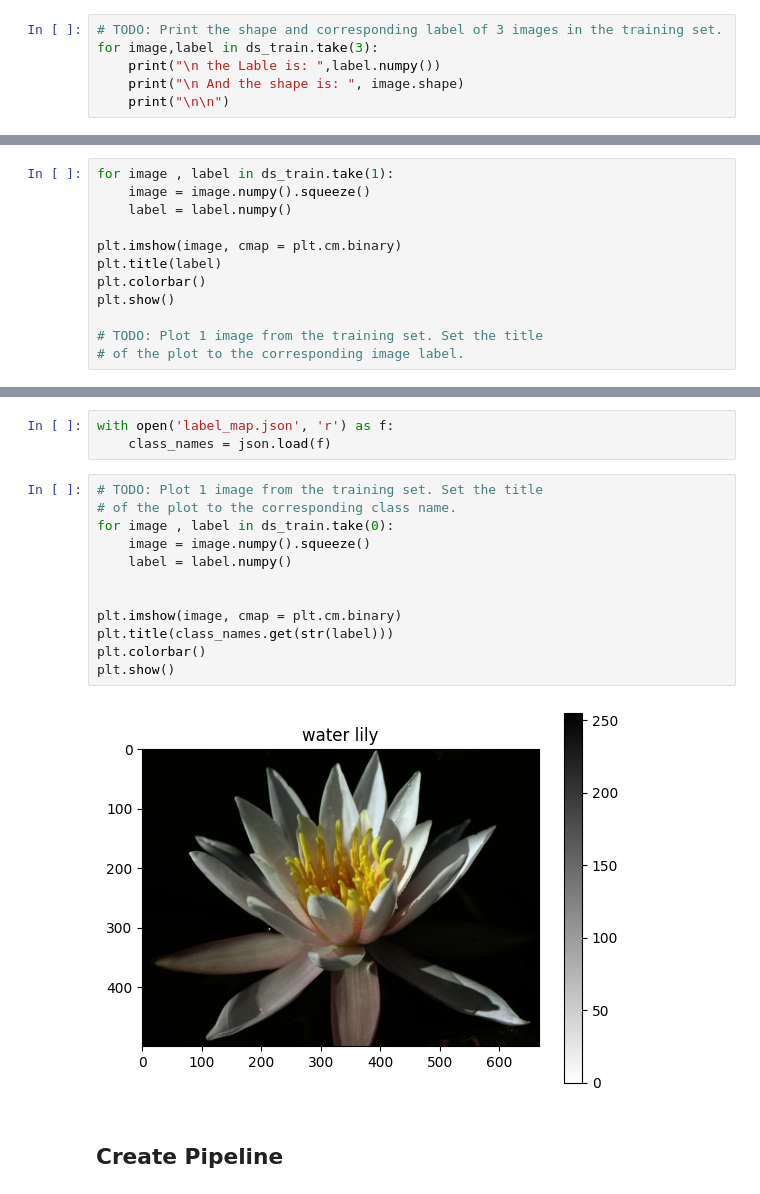
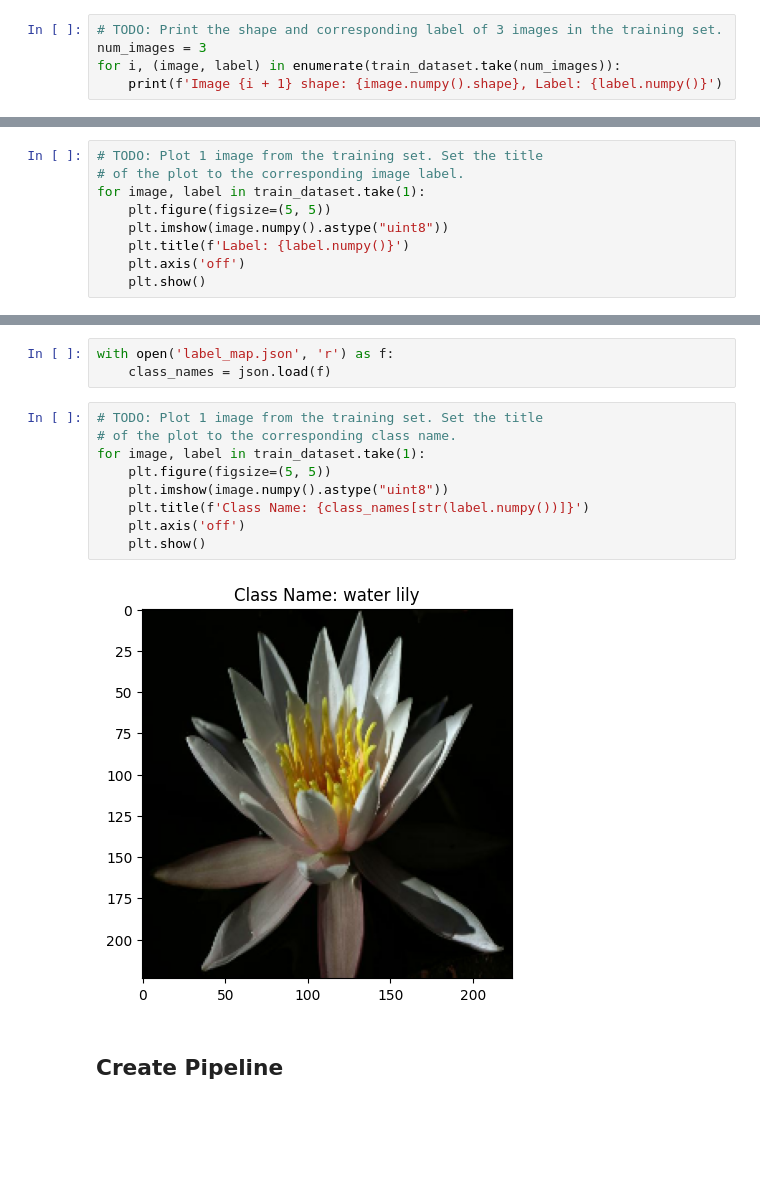
Before and after one commit to bigboy92/fend-matching-game, a Jupyter notebook: Project_Image_Classifier_Project.ipynb, the cells around one changed output, grey strips where cells are left out. Cells and saved outputs as stored; diff of their text form; blank space fills up the shorter version.

```diff
--- a/Project_Image_Classifier_Project.ipynb
+++ b/Project_Image_Classifier_Project.ipynb
@@ -65,7 +81,6 @@ The number of classes in the dataSet is: 102
 # %%
 # TODO: Print the shape and corresponding label of 3 images in the training set.
-for image,label in ds_train.take(3):
-    print("\n the Lable is: ",label.numpy())
-    print("\n And the shape is: ", image.shape)
-    print("\n\n")
+num_images = 3
+for i, (image, label) in enumerate(train_dataset.take(num_images)):
+    print(f'Image {i + 1} shape: {image.numpy().shape}, Label: {label.numpy()}')
 # %% [output]
@@ -89,12 +89,0 @@ for image,label in ds_train.take(3):
-# %%
-for image , label in ds_train.take(1):
-    image = image.numpy().squeeze()
-    label = label.numpy()
-
-plt.imshow(image, cmap = plt.cm.binary)
-plt.title(label)
-plt.colorbar()
-plt.show()
-
-# TODO: Plot 1 image from the training set. Set the title
-# of the plot to the corresponding image label.
@@ -102,0 +90,9 @@ plt.show()
+# %%
+# TODO: Plot 1 image from the training set. Set the title
+# of the plot to the corresponding image label.
+for image, label in train_dataset.take(1):
+    plt.figure(figsize=(5, 5))
+    plt.imshow(image.numpy().astype("uint8"))
+    plt.title(f'Label: {label.numpy()}')
+    plt.axis('off')
+    plt.show()
@@ -110,17 +108,14 @@ with open('label_map.json', 'r') as f:
 # %%
 # TODO: Plot 1 image from the training set. Set the title
 # of the plot to the corresponding class name.
-for image , label in ds_train.take(0):
-    image = image.numpy().squeeze()
-    label = label.numpy()
-
-
-plt.imshow(image, cmap = plt.cm.binary)
-plt.title(class_names.get(str(label)))
-plt.colorbar()
-plt.show()
+for image, label in train_dataset.take(1):
+    plt.figure(figsize=(5, 5))
+    plt.imshow(image.numpy().astype("uint8"))
+    plt.title(f'Class Name: {class_names[str(label.numpy())]}')
+    plt.axis('off')
+    plt.show()
 # %% [output]
-[figure, old version]
+[figure, new version]
 # %% [markdown]
 ## Create Pipeline
 # %%
```
Also changed, not shown: parts of 20 cells of this notebook.
